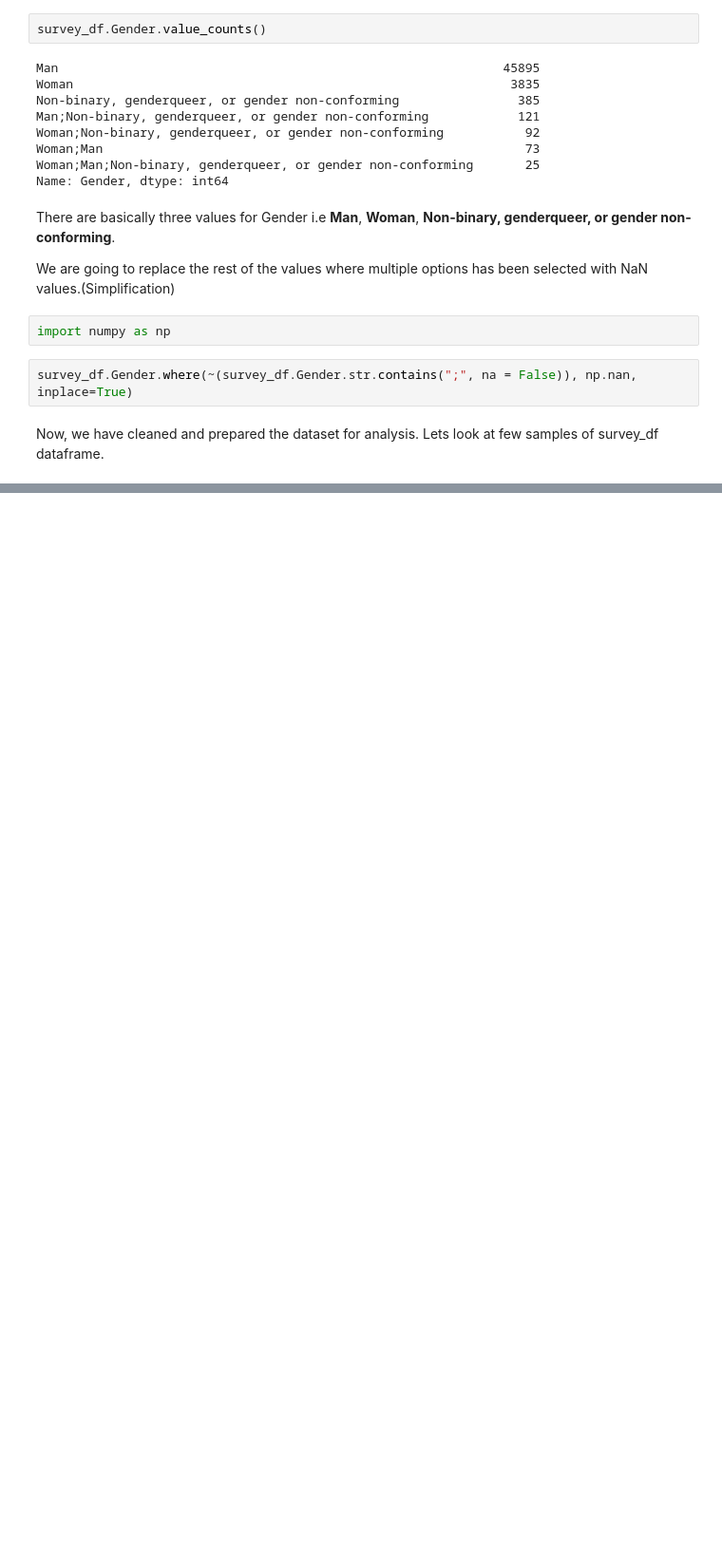
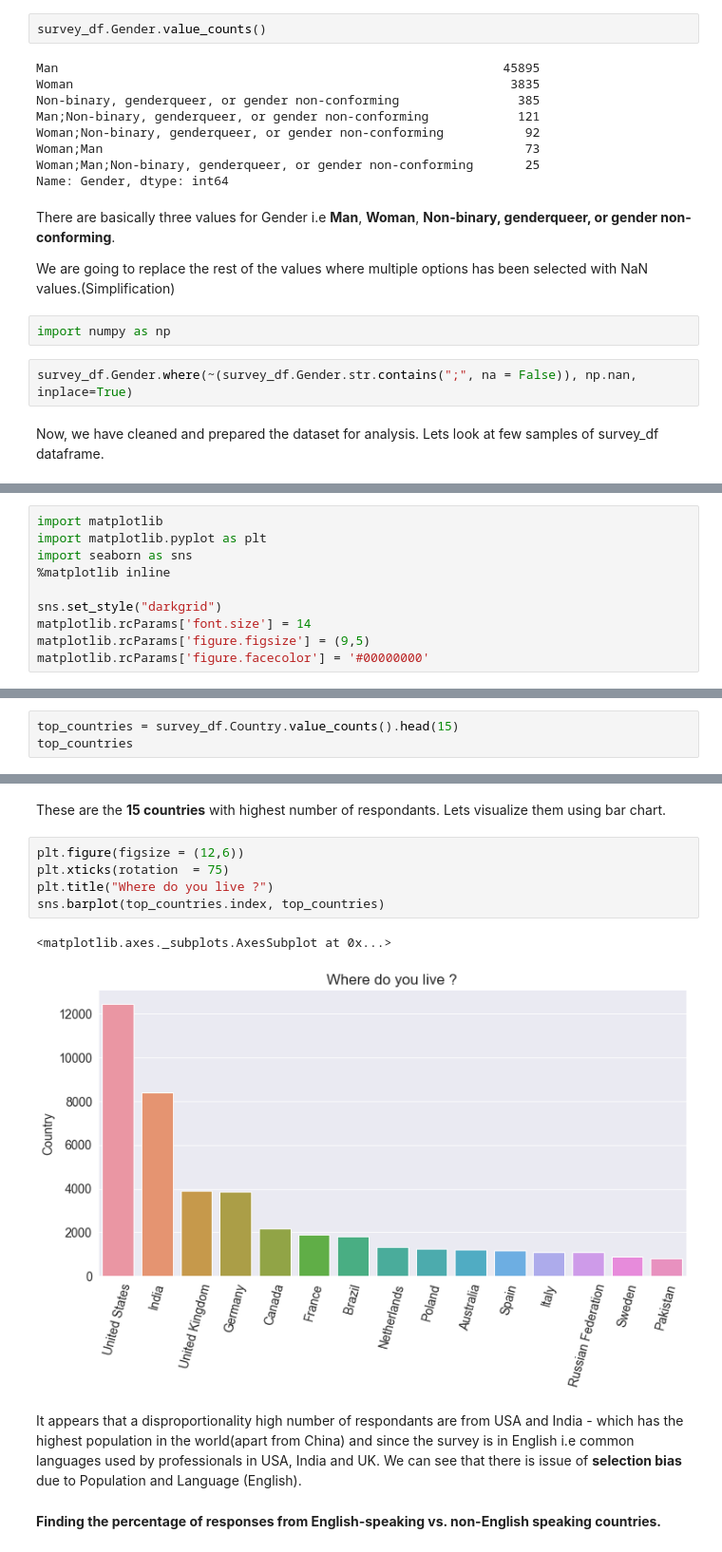
Before and after one commit to Pravin971/Data-Analysis-On-StackOverFlow-Developer-Survey, a Jupyter notebook: main.ipynb, the cells around one changed output, grey strips where cells are left out. Shown at 95% size. Drawn from its saved outputs; the diff is of its cells as text; blank space fills up the shorter version.

```diff
--- a/main.ipynb
+++ b/main.ipynb
@@ -273,0 +280,10 @@ survey_df.sample(10)
+# %%
+import matplotlib
+import matplotlib.pyplot as plt
+import seaborn as sns
+%matplotlib inline
+
+sns.set_style("darkgrid")
+matplotlib.rcParams['font.size'] = 14
+matplotlib.rcParams['figure.figsize'] = (9,5)
+matplotlib.rcParams['figure.facecolor'] = '#00000000'
@@ -273,0 +302,3 @@ survey_df.sample(10)
+# %%
+top_countries = survey_df.Country.value_counts().head(15)
+top_countries
@@ -273,0 +322,14 @@ survey_df.sample(10)
+# %% [markdown]
+These are the **15 countries** with highest number of respondants. Lets visualize them using bar chart.
+# %%
+plt.figure(figsize = (12,6))
+plt.xticks(rotation  = 75)
+plt.title("Where do you live ?")
+sns.barplot(top_countries.index, top_countries)
+# %% [output]
+<matplotlib.axes._subplots.AxesSubplot at 0x...>
+[figure, added]
+# %% [markdown]
+It appears that a disproportionality high number of respondants are from USA and India - which has the highest population in the world(apart from China) and since the survey is in English i.e common languages used by professionals in USA, India and UK. We can see that there is issue of **selection bias** due to Population and Language (English).
+# %% [markdown]
+**Finding the percentage of responses from English-speaking vs. non-English speaking countries.**
```
Also changed, not shown: parts of 56 cells of this notebook, 1 other file.
